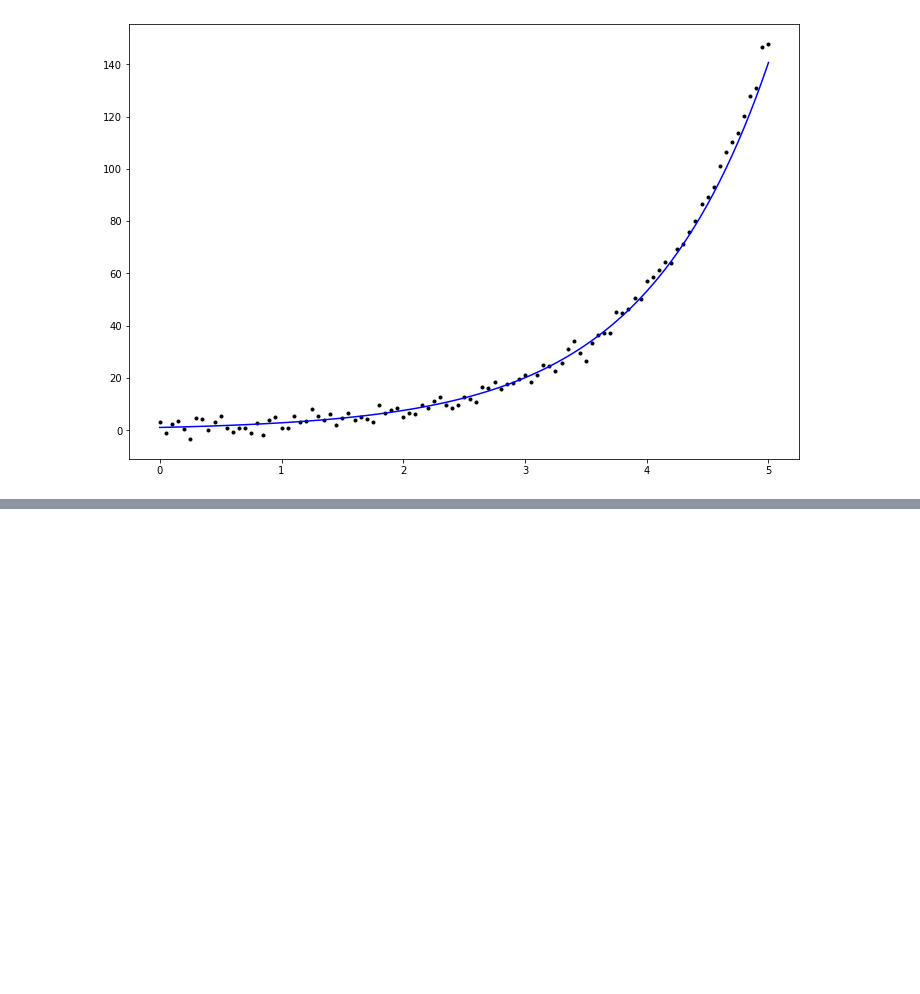
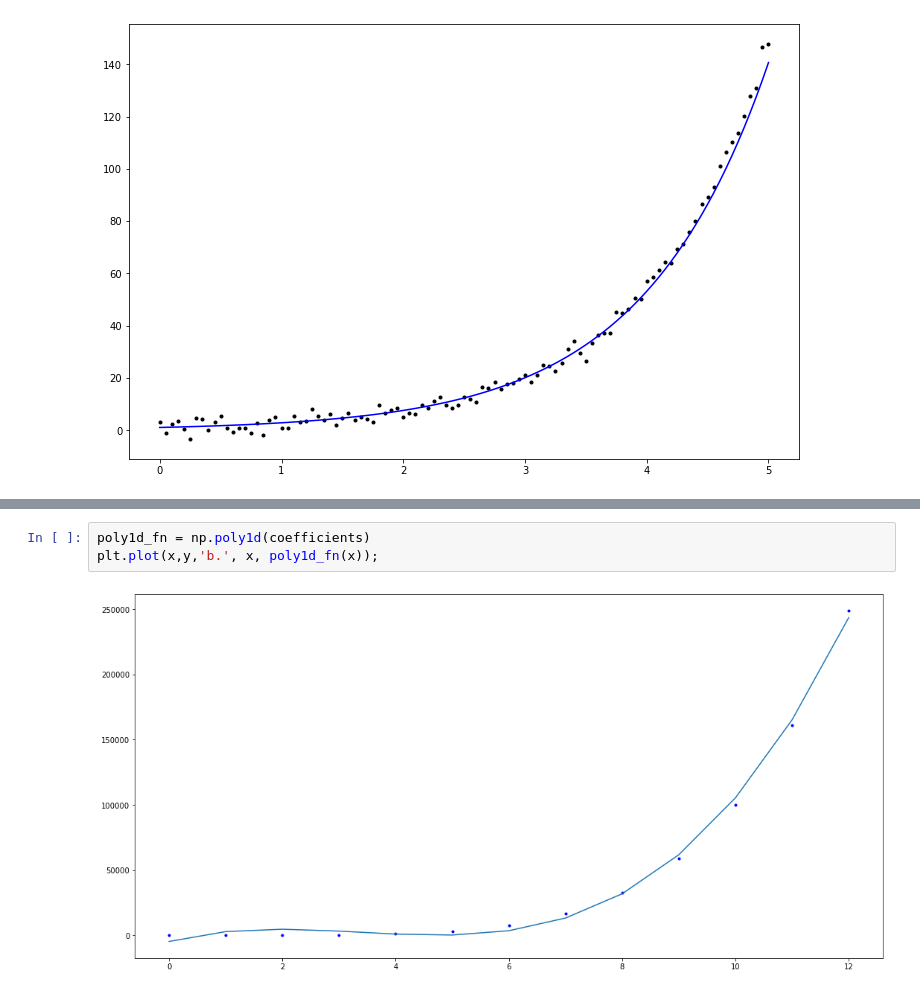
Before and after one commit to donneger/machinelearning_statistics, a Jupyter notebook: ml_practicals/ml_stats_practicals_parameters.ipynb, the cells around one changed output, grey strips where cells are left out. Saved outputs shown, nothing was run; the diff lists cells and outputs as text; blank space fills up the shorter version.

```diff
--- a/ml_practicals/ml_stats_practicals_parameters.ipynb
+++ b/ml_practicals/ml_stats_practicals_parameters.ipynb
@@ -286,0 +322,5 @@ ax.plot(x, a_fit * np.exp(b_fit * x), 'b-');
+# %%
+poly1d_fn = np.poly1d(coefficients)
+plt.plot(x,y,'b.', x, poly1d_fn(x));
+# %% [output]
+[figure, added]
```
Also changed, not shown: parts of 4 cells of this notebook.
